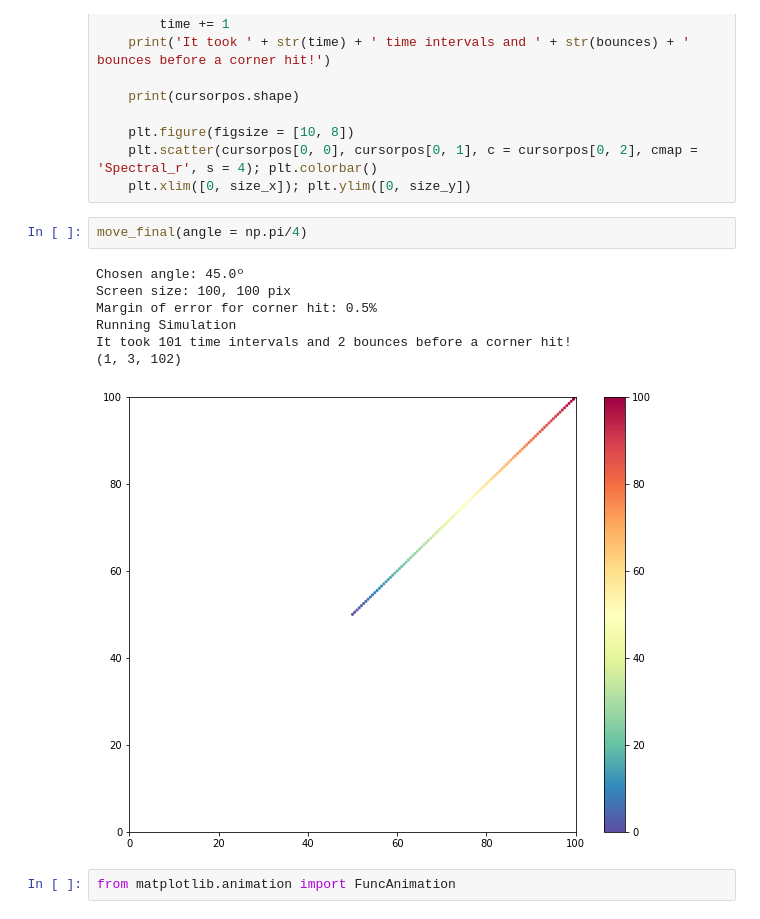
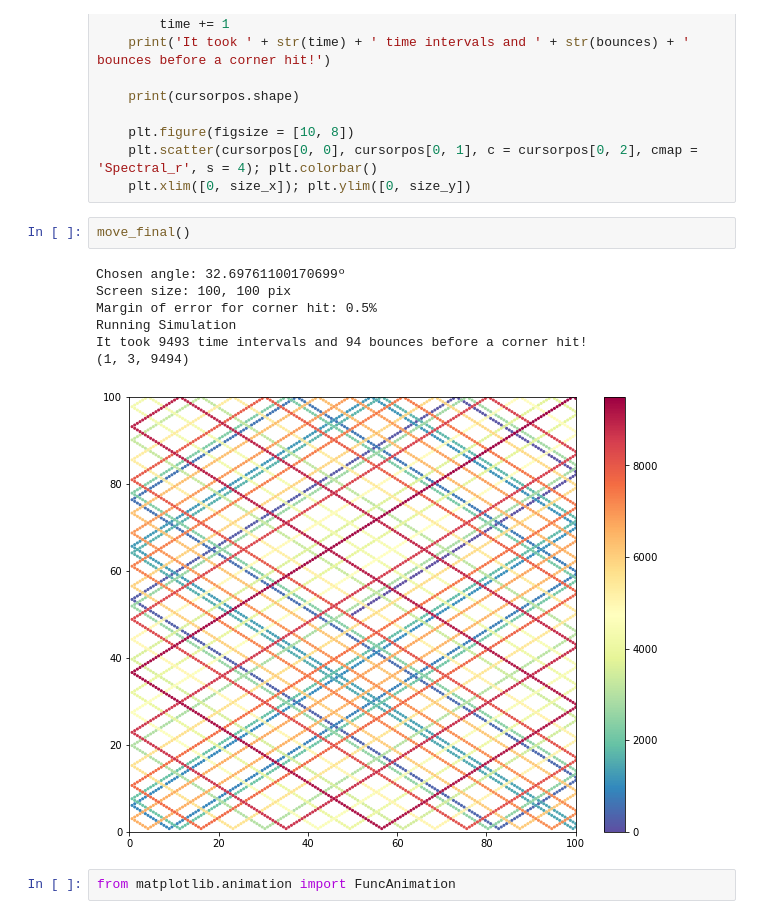
Before and after one commit to jameswcrowley/scripts, a Jupyter notebook: screensaver.ipynb, the cells around one changed output. Cells and saved outputs as stored; diff of their text form.

```diff
--- a/screensaver.ipynb
+++ b/screensaver.ipynb
@@ -180,14 +180,14 @@ def move_final(x=50, y=50, vel = 1/np.sqrt(2), angle = '', x_direction=1, y_dire
     plt.scatter(cursorpos[0, 0], cursorpos[0, 1], c = cursorpos[0, 2], cmap = 'Spectral_r', s = 4); plt.colorbar()
     plt.xlim([0, size_x]); plt.ylim([0, size_y])
 # %%
-move_final(angle = np.pi/4)
+move_final()
 # %% [output]
-Chosen angle: 45.0º
+Chosen angle: 32.69761100170699º
 Screen size: 100, 100 pix
 Margin of error for corner hit: 0.5%
 Running Simulation
-It took 101 time intervals and 2 bounces before a corner hit!
-(1, 3, 102)
+It took 9493 time intervals and 94 bounces before a corner hit!
+(1, 3, 9494)
-[figure, old version]
+[figure, new version]
 # %%
 from matplotlib.animation import FuncAnimation
```
Also changed, not shown: parts of 5 cells of this notebook, 5 other files.
